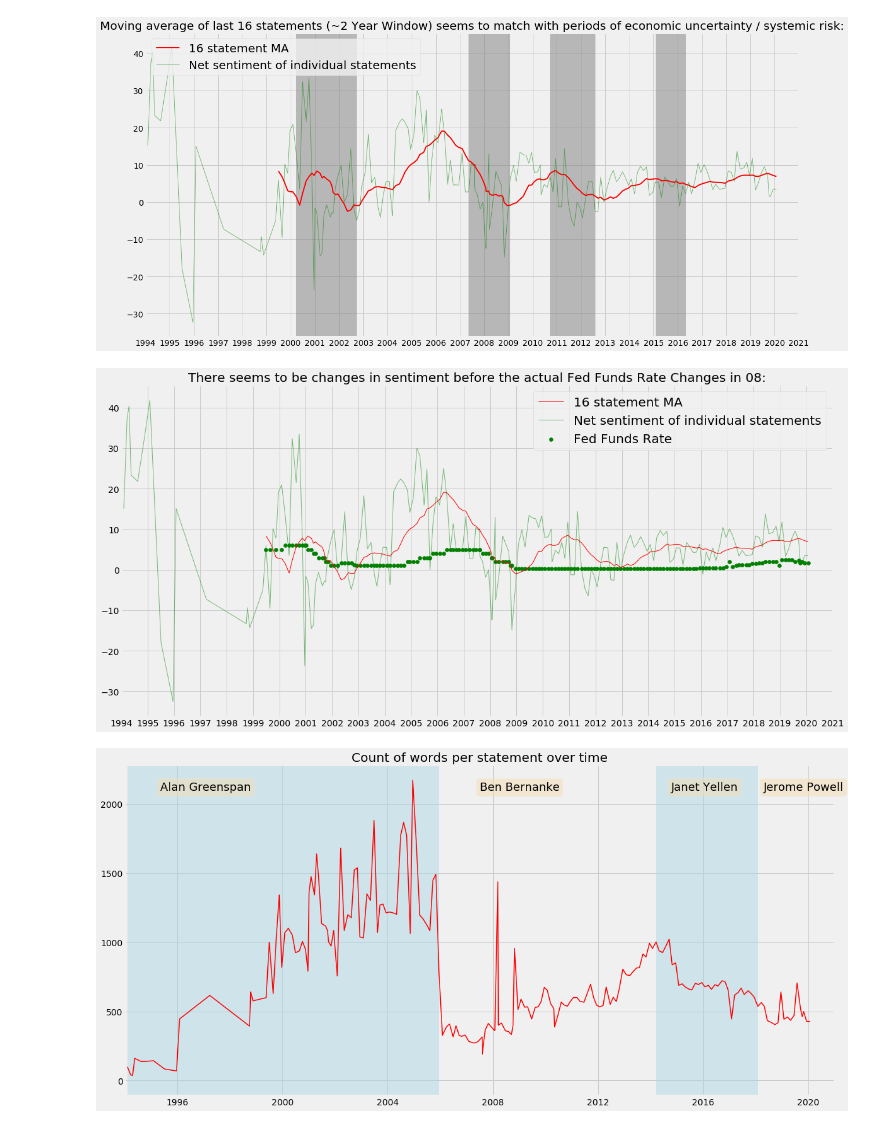
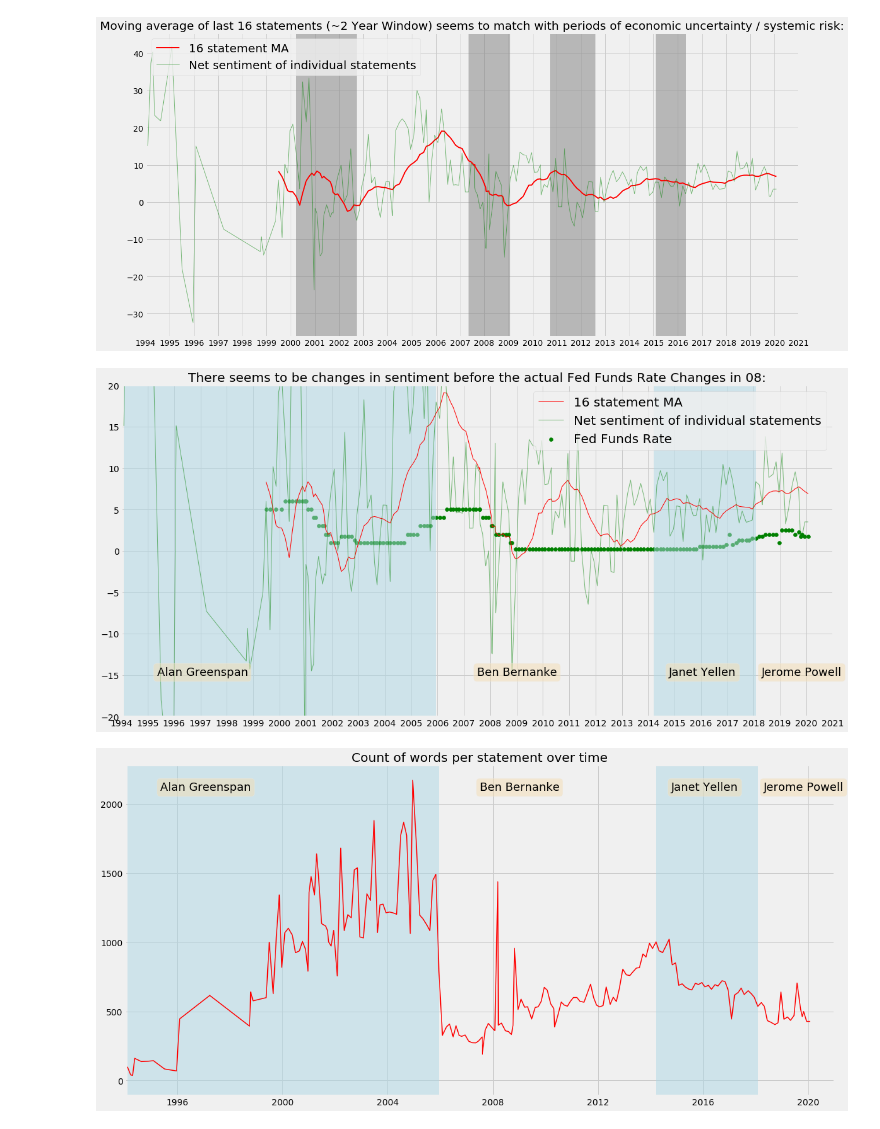
Before and after one commit to yukit-k/centralbank_analysis, a Jupyter notebook: src/FOMC_Analysis_Rule-based.ipynb, the cells around one changed output. Drawn from its saved outputs; the diff is of its cells as text; code cells hidden in the pictures.

```diff
--- a/src/FOMC_Analysis_Rule-based.ipynb
+++ b/src/FOMC_Analysis_Rule-based.ipynb
@@ -1018,4 +1037,7 @@ plt.show()
 # %%
+Window = 16
+CompToMA = NetSentimentNorm.rolling(Window).mean()
+
 fig, ax = plt.subplots()
 
 ax.scatter(Data.index,
@@ -1033,32 +1055,49 @@ ax.plot(Data.index, NetSentimentNorm,
          alpha = 0.5)
 
 ax.legend([str(str(Window) + ' statement MA') , 'Net sentiment of individual statements', 'Fed Funds Rate'],
            prop={'size': 20},
            loc = 1
            )
 
 import matplotlib.dates as mdates
 years = mdates.YearLocator()   # every year
 months = mdates.MonthLocator()  # every month
 years_fmt = mdates.DateFormatter('%Y')
 
 # format the ticks
 ax.xaxis.set_major_locator(years)
 ax.xaxis.set_major_formatter(years_fmt)
 ax.xaxis.set_minor_locator(months)
 
 # round to nearest years.
 datemin = np.datetime64(Data.index[0], 'Y')
 datemax = np.datetime64(Data.index[-1], 'Y') + np.timedelta64(1, 'Y')
 ax.set_xlim(datemin, datemax)
+ax.set_ylim(-20,20)
 
 # format the coords message box
 ax.format_xdata = mdates.DateFormatter('%Y-%m-%d')
 ax.grid(True)
 
+import matplotlib.transforms as mtransforms
+trans = mtransforms.blended_transform_factory(ax.transData, ax.transAxes)
+theta = 0.9
+ax.fill_between(Data.index, 0, 10, where = Speaker,
+                facecolor='lightblue', alpha=0.5, transform=trans)
+
+props = dict(boxstyle='round', facecolor='wheat', alpha=0.5)
+ax.text(0.05, 0.15, "Alan Greenspan", transform=ax.transAxes, fontsize=18,
+        verticalalignment='top', bbox=props)
+ax.text(0.50, 0.15, "Ben Bernanke", transform=ax.transAxes, fontsize=18,
+        verticalalignment='top', bbox=props)
+ax.text(0.77, 0.15, "Janet Yellen", transform=ax.transAxes, fontsize=18,
+        verticalalignment='top', bbox=props)
+ax.text(0.90, 0.15, "Jerome Powell", transform=ax.transAxes, fontsize=18,
+        verticalalignment='top', bbox=props)
+
 plt.title('There seems to be changes in sentiment before the actual Fed Funds Rate Changes in 08:')
 
 plt.show()
 # %% [output]
-[figure, old version]
+[figure, new version]
 # %%
```
Also changed, not shown: parts of 3 cells of this notebook, 2 other files.
